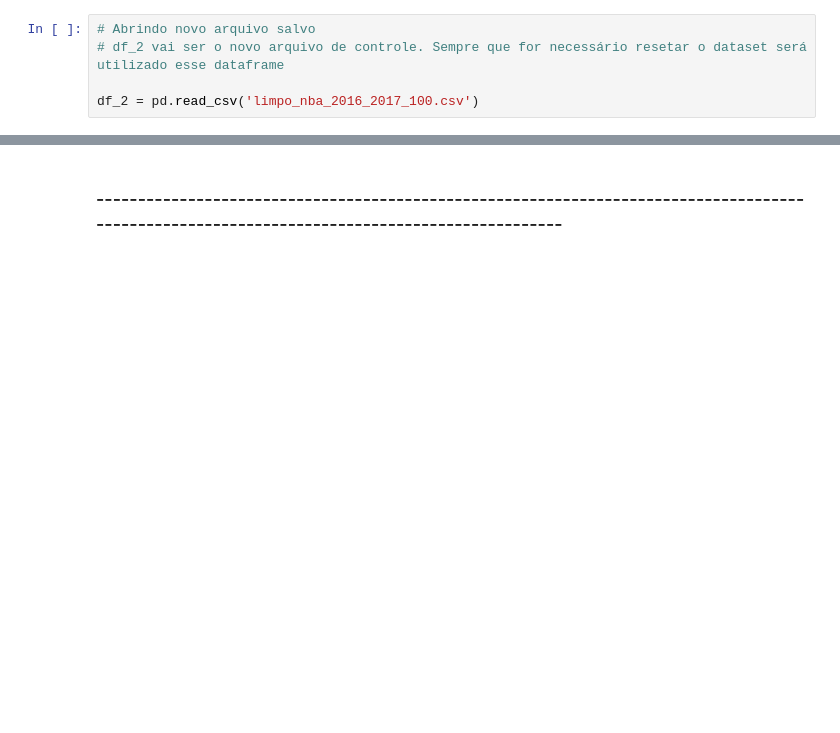
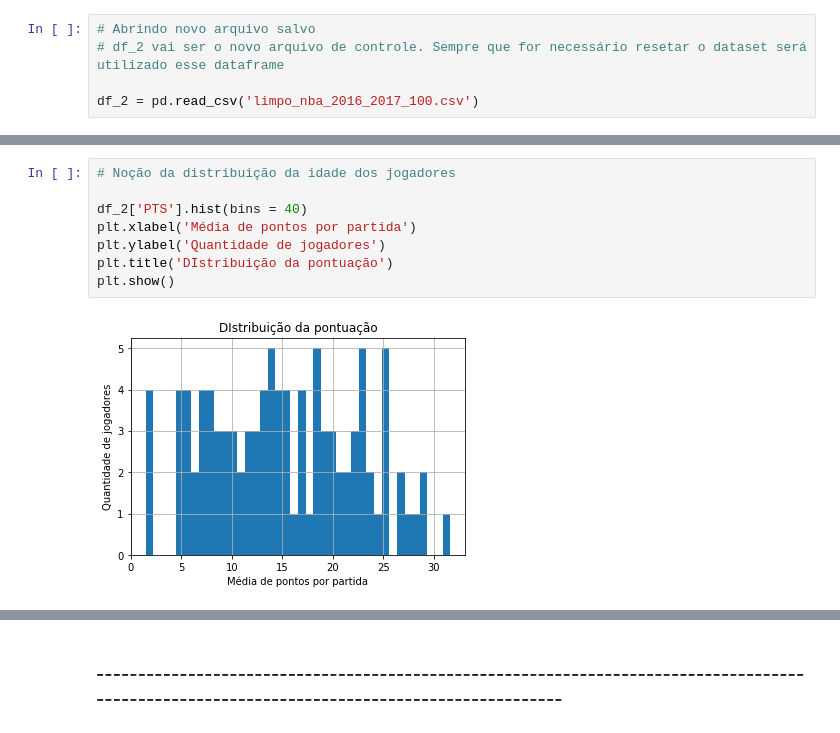
Before and after one commit to IgorQuaresma/Projeto-NBA, a Jupyter notebook: projeto_nba_versao2.ipynb, the cells around one changed output, grey strips where cells are left out. Drawn from its saved outputs; the diff is of its cells as text; blank space fills up the shorter version.

```diff
--- a/projeto_nba_versao2.ipynb
+++ b/projeto_nba_versao2.ipynb
@@ -23,0 +87,10 @@ df_2 = pd.read_csv('limpo_nba_2016_2017_100.csv')
+# %%
+# Noção da distribuição da idade dos jogadores
+
+df_2['PTS'].hist(bins = 40)
+plt.xlabel('Média de pontos por partida')
+plt.ylabel('Quantidade de jogadores')
+plt.title('DIstribuição da pontuação')
+plt.show()
+# %% [output]
+[figure, added]
```
Also changed, not shown: parts of 11 cells of this notebook.
